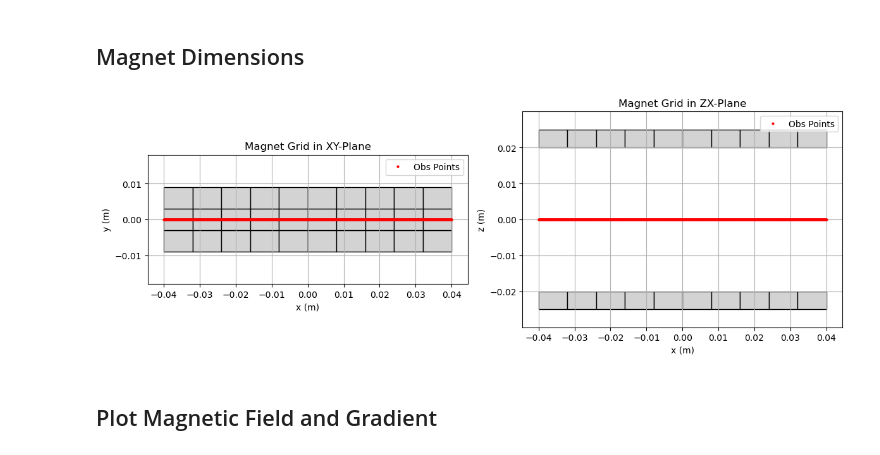
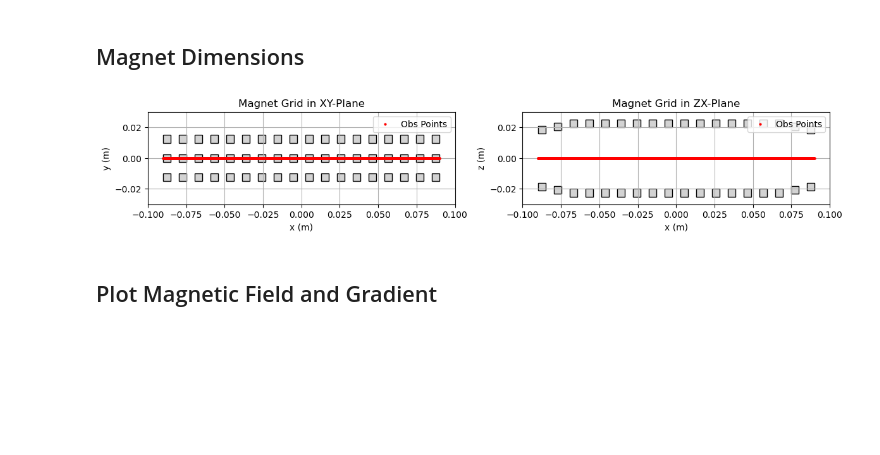
Before and after one commit to joostwijn/Rotating_Magnetic_Setup, a Jupyter notebook: 3. Magnets/Field_Shaping_Algorithm_JAX.ipynb, the cells around one changed output. Cells and saved outputs as stored; diff of their text form; code cells hidden in the pictures; blank space fills up the shorter version.

```diff
--- a/3. Magnets/Field_Shaping_Algorithm_JAX.ipynb
+++ b/3. Magnets/Field_Shaping_Algorithm_JAX.ipynb
@@ -124,29 +124,30 @@ def plot_magnet_grid(a_total, a_one, n_x, b_total, b_one, n_y, h, zl, x_val, y_v
 # %%
 #------------------------------------------------------------------
 # Dimensions and coordinates of the magnet grid, magnets and observation points.
 #------------------------------------------------------------------
-A_TOTAL = 80e-3    # Grid width (x-dimension)
-A_ONE   = 8e-3   # Magnet width (x-dimension)
-N_X     = 10     # Number of magnets in x-direction
-B_TOTAL = 18e-3    # Grid depth (y-dimension)
-B_ONE   = 6e-3     # Magnet depth (y-dimension)
+A_TOTAL = 180e-3    # Grid width (x-dimension)
+A_ONE   = 5e-3   # Magnet width (x-dimension)
+N_X     = 18     # Number of magnets in x-direction
+B_TOTAL = 30e-3    # Grid depth (y-dimension)
+B_ONE   = 5e-3     # Magnet depth (y-dimension)
 N_Y     = 3       # Number of magnets in y-direction
 H       = 5e-3     # Magnet height (z-dimension)
-MZ      = 1.19     # Magnetization along z
+MZ      = 1.29     # Magnetization along z
 
 # Vertical offsets for each magnet column (using same offset for all)
-ZL = jnp.full(N_X, 20e-3) # jnp.array([20e-3, 20e-3, 20e-3, 20e-3, 20e-3, 20e-3, 20e-3, 20e-3, 20e-3, 20e-3]); jnp.full(N_X, 20e-3)
+ZL = jnp.array([16e-3, 18e-3, 20e-3, 20e-3, 20e-3, 20e-3, 20e-3, 20e-3, 20e-3,
+                20e-3, 20e-3, 20e-3, 20e-3, 20e-3, 20e-3, 20e-3, 18e-3, 16e-3])# jnp.array([20e-3, 20e-3, 20e-3, 20e-3, 20e-3, 20e-3, 20e-3, 20e-3, 20e-3, 20e-3]); jnp.full(N_X, 20e-3)
 
 
 # Observation points (only one coordinate can be an array; the others must be scalars)
-X_VAL = jnp.arange(-40e-3, 40.1e-3, 1e-4)  # jnp.arange(-40e-3, 41e-3, 1e-3)
+X_VAL = jnp.arange(-90e-3, 90.1e-3, 1e-4)  # jnp.arange(-40e-3, 41e-3, 1e-3)
 Y_VAL = 0.0  # jnp.arange(-9e-3, 10e-3, 1e-3)
 Z_VAL = 0.0  # jnp.arange(-19e-3, 20e-3, 1e-3)
 
 # Plot the magnetic grid and view the observation points.
 plot_magnet_grid(A_TOTAL, A_ONE, N_X, B_TOTAL, B_ONE, N_Y, H, ZL, X_VAL, Y_VAL, Z_VAL)
 # %% [output]
-[figure, old version]
+[figure, new version]
 # %% [markdown]
 ## Plot Magnetic Field and Gradient
 # %%
```
Also changed, not shown: parts of 4 cells of this notebook.
